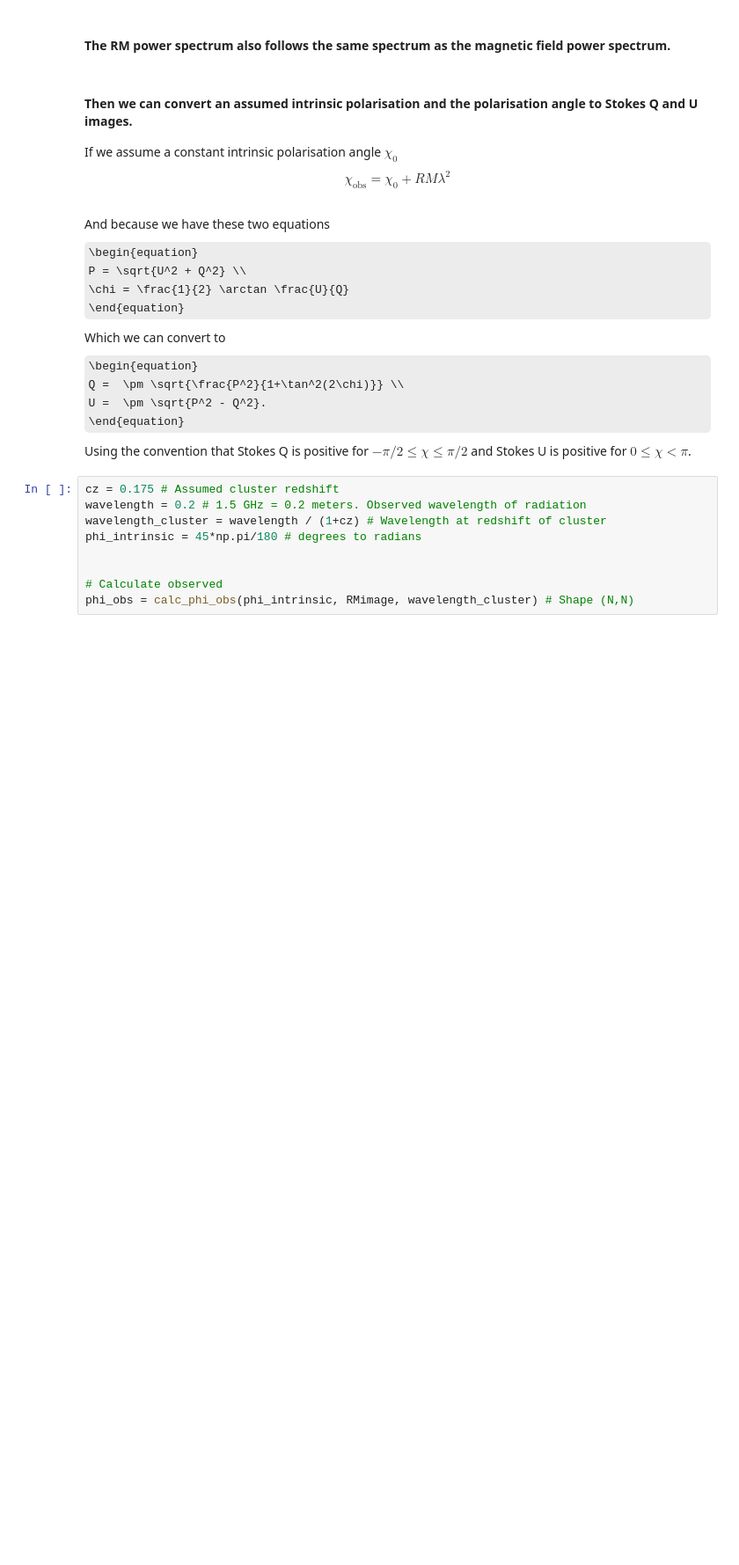
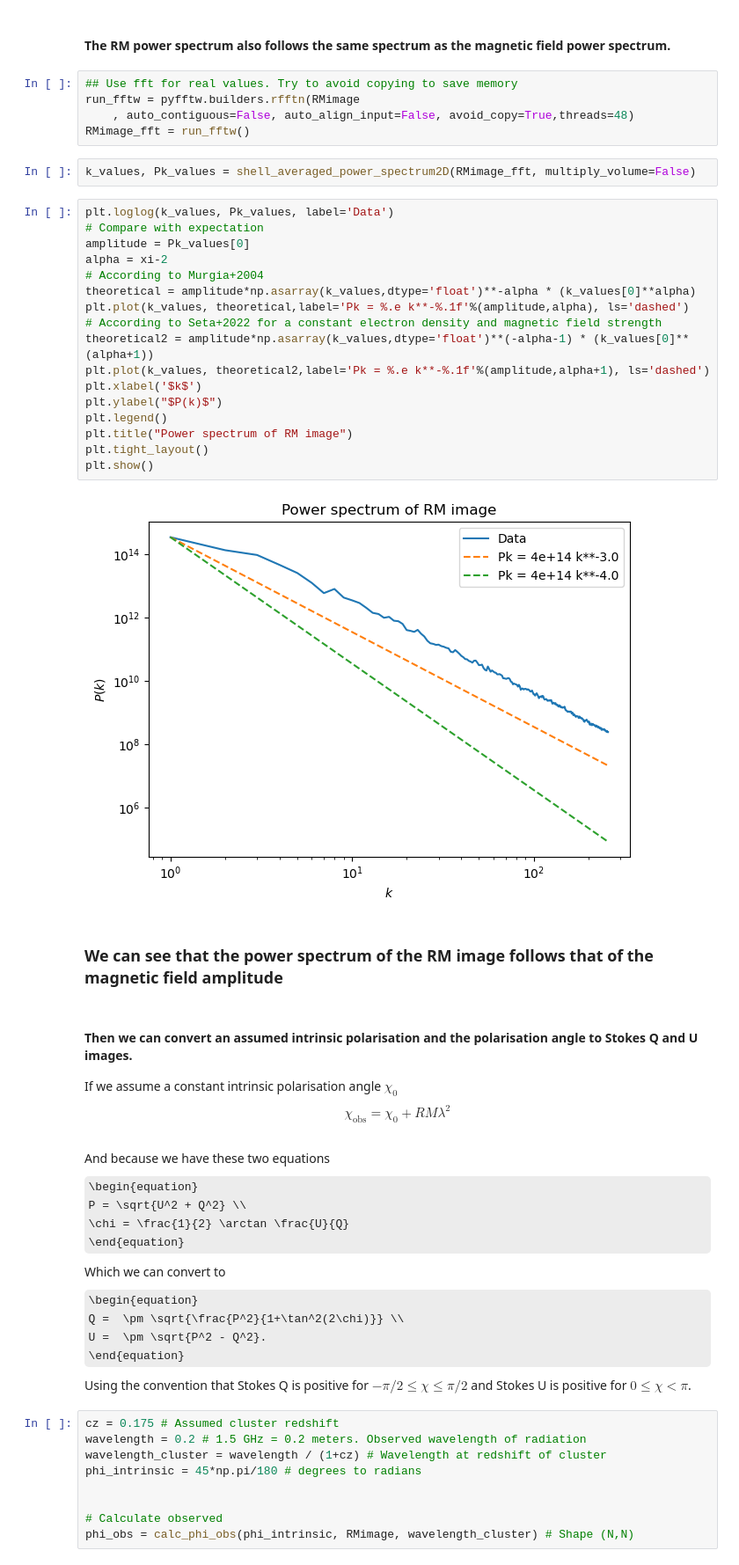
Before and after one commit to ErikOsinga/grampa, a Jupyter notebook: magneticfieldmodel.ipynb, the cells around one changed output. Shown at 88% size. Cells and saved outputs as stored; diff of their text form; some formulas as TeX source; blank space fills up the shorter version.

```diff
--- a/magneticfieldmodel.ipynb
+++ b/magneticfieldmodel.ipynb
@@ -779,5 +944,33 @@ plt.show()
 # %% [markdown]
 #### The RM power spectrum also follows the same spectrum as the magnetic field power spectrum.
+# %%
+## Use fft for real values. Try to avoid copying to save memory
+run_fftw = pyfftw.builders.rfftn(RMimage
+    , auto_contiguous=False, auto_align_input=False, avoid_copy=True,threads=48)
+RMimage_fft = run_fftw()
+# %%
+k_values, Pk_values = shell_averaged_power_spectrum2D(RMimage_fft, multiply_volume=False)
+# %%
+plt.loglog(k_values, Pk_values, label='Data')
+# Compare with expectation
+amplitude = Pk_values[0]
+alpha = xi-2
+# According to Murgia+2004
+theoretical = amplitude*np.asarray(k_values,dtype='float')**-alpha * (k_values[0]**alpha)
+plt.plot(k_values, theoretical,label='Pk = %.e k**-%.1f'%(amplitude,alpha), ls='dashed')
+# According to Seta+2022 for a constant electron density and magnetic field strength
+theoretical2 = amplitude*np.asarray(k_values,dtype='float')**(-alpha-1) * (k_values[0]**(alpha+1))
+plt.plot(k_values, theoretical2,label='Pk = %.e k**-%.1f'%(amplitude,alpha+1), ls='dashed')
+plt.xlabel('$k$')
+plt.ylabel("$P(k)$")
+plt.legend()
+plt.title("Power spectrum of RM image")
+plt.tight_layout()
+plt.show()
+# %% [output]
+[figure, added]
+# %% [markdown]
+### We can see that the power spectrum of the RM image follows that of the magnetic field amplitude
 # %% [markdown]
 #### Then we can convert an assumed intrinsic polarisation and the polarisation angle to Stokes Q and U images.
 
```
Also changed, not shown: parts of 27 cells of this notebook.
